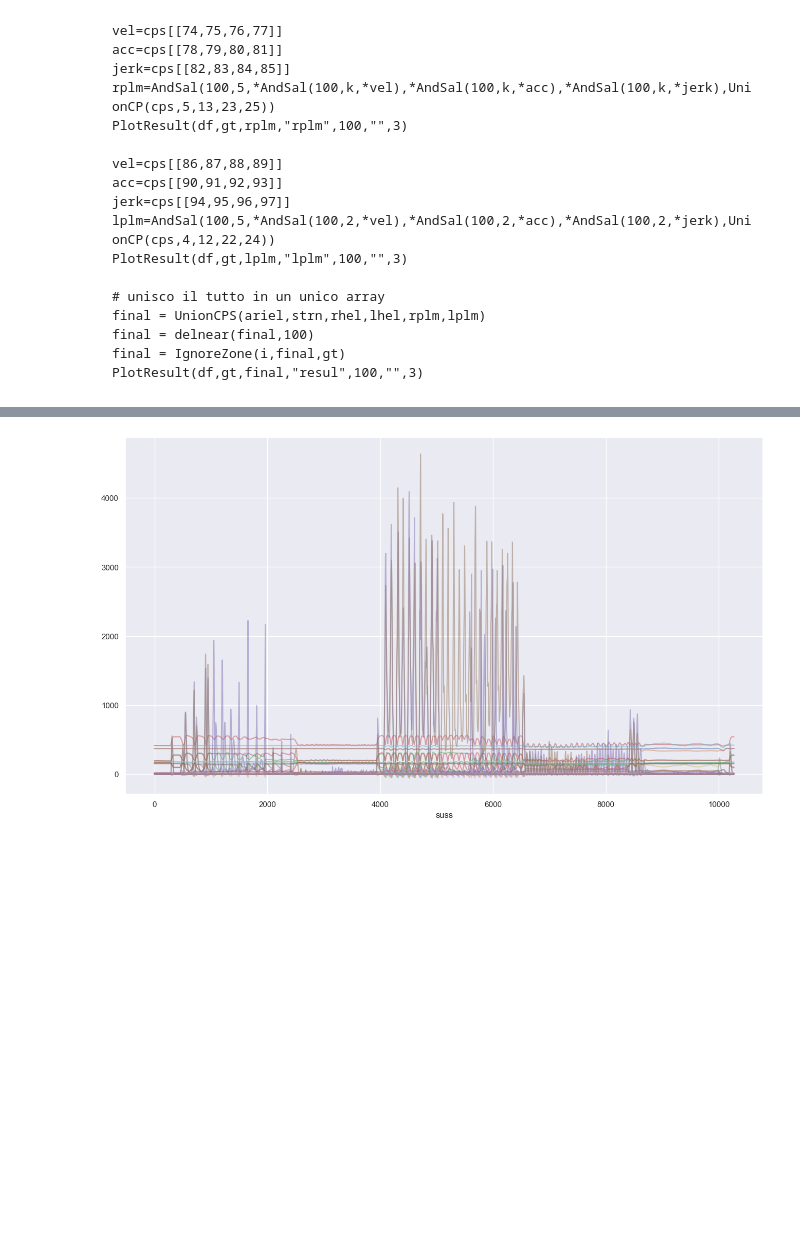
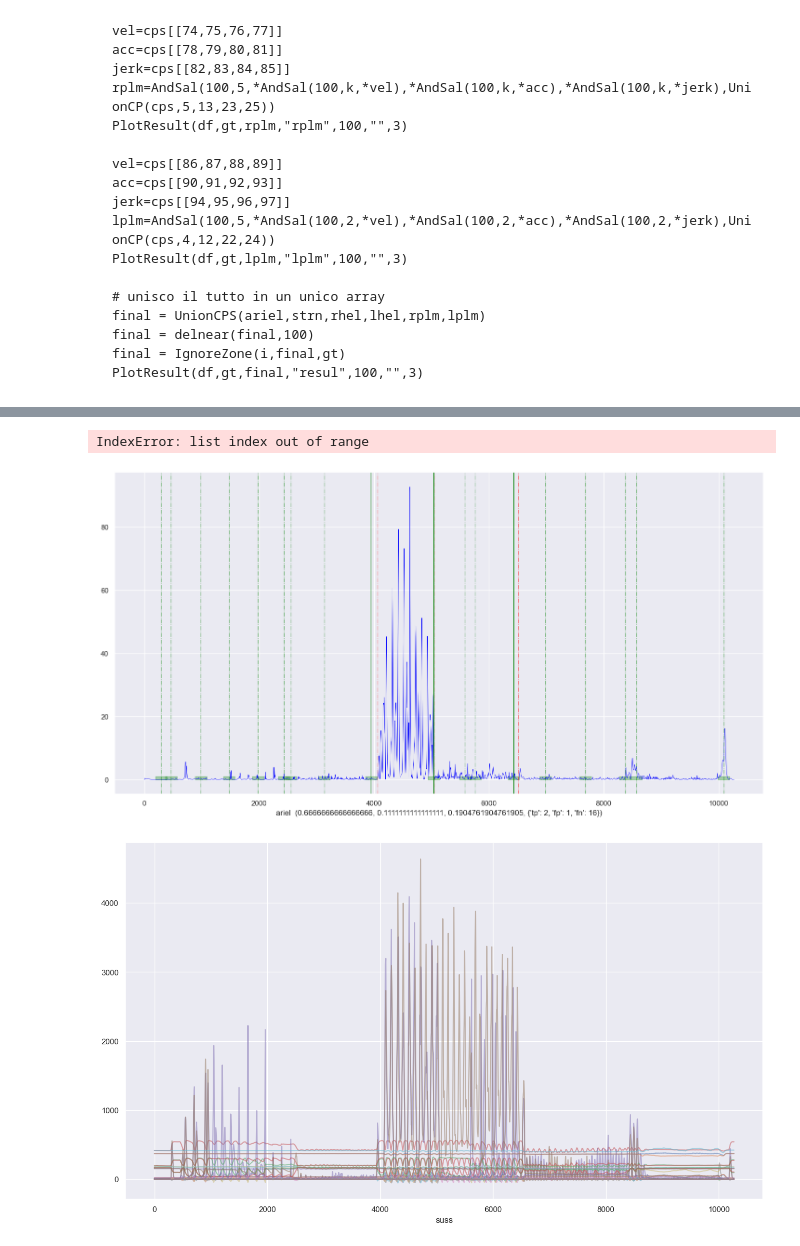
Before and after one commit to mosenco/CUSUMMO, a Jupyter notebook: Majority_Study.ipynb, the cells around one changed output, grey strips where cells are left out. Saved outputs shown, nothing was run; the diff lists cells and outputs as text; code cells hidden in the pictures; blank space fills up the shorter version.

```diff
--- a/Majority_Study.ipynb
+++ b/Majority_Study.ipynb
@@ -1216,8 +1216,3 @@ for i in range(3,4):#len(timeseries)):
     final = delnear(final,100)
     final = IgnoreZone(i,final,gt)
     PlotResult(df,gt,final,"resul",100,"",3)
-# %%
-for i in [13]:
-    x=i% 60
-    print(x)
-29%12
@@ -1335,0 +1326,65 @@ smallest:10.237607712358116
+# %%
+delnear_am=[]
+majority_am=[]
+cleaned_array = [s[3:-7] for s in timeseries]
+resexcel=pd.DataFrame()
+resexcel["name"] = cleaned_array
+am=0
+delnear_score=[]
+majority_score=[]
+
+
+
+for i in range(3,4):#len(timeseries)):
+    h=4
+    k=3
+    t_no=0.5
+    t_st=10
+    # prendo i dati per il singolo video
+    df=dfl[i]
+    gt=gtl[i]
+    cps=np.array(cpsl[i],dtype="object")
+
+    df_no=dfl_no[i]
+    cps_no=np.array(cpsl_no[i],dtype="object")
+
+    df_st=dfl_st[i]
+    cps_st=np.array(cpsl_st[i],dtype="object")
+
+    vel=cps[[26,27,28,29]]
+    acc=cps[[30,31,32,33]]
+    jerk=cps[[34,35,36,37]]
+    ariel = AndSal(100,5,*AndSal(100,k,*vel),*AndSal(100,k,*acc),*AndSal(100,k,*jerk),UnionCP(cps,2,8,14))
+    PlotResult(df,gt,ariel,"ariel",100,"",8)
+
+    vel_no=[]
+    vel_st=[]
+    for j in [26,27,28,29]:
+        vel_no.append(FPremoverDTW(df_no[j],cps_no[j],t_no))
+        vel_st.append(FPremoverDTW(df_st[j],cps_st[j],t_st))
+
+    acc_no=[]
+    acc_st=[]
+    for j in [30,31,32,33]:
+        acc_no.append(FPremoverDTW(df_no[j],cps_no[j],t_no))
+        acc_st.append(FPremoverDTW(df_st[j],cps_st[j],t_st))
+
+    jerk_no=[]
+    jerk_st=[]
+    for j in [34,35,36,37]:
+        acc_no.append(FPremoverDTW(df_no[j],cps_no[j],t_no))
+        acc_st.append(FPremoverDTW(df_st[j],cps_st[j],t_st))
+
+    rest_no=[]
+    rest_st=[]
+    for j in [2,8,14]:
+        rest_no.append(FPremoverDTW(df_no[j],cps_no[j],t_no))
+        rest_st.append(FPremoverDTW(df_st[j],cps_st[j],t_st))
+
+
+    ariel_no = AndSal(100,5,*AndSal(100,k,*vel_no),*AndSal(100,k,*acc_no),*AndSal(100,k,*jerk_no),UnionCP(rest_no,2,8,14))
+    PlotResult(df_no,gt,ariel_no,"ariel",100,"",8)
+
+    ariel_st = AndSal(100,5,*AndSal(100,k,*vel_st),*AndSal(100,k,*acc_st),*AndSal(100,k,*jerk_st),UnionCP(rest_st,2,8,14))
+    PlotResult(df_st,gt,ariel_st,"ariel",100,"",8)
+# %% [output]
@@ -1336,3 +1408,5 @@ smallest:10.237607712358116
+IndexError: list index out of range
+[figure, added]
 # %%
 for i in range(3,4):
     df=dfl[i]
```
Also changed, not shown: parts of 7 cells of this notebook.
